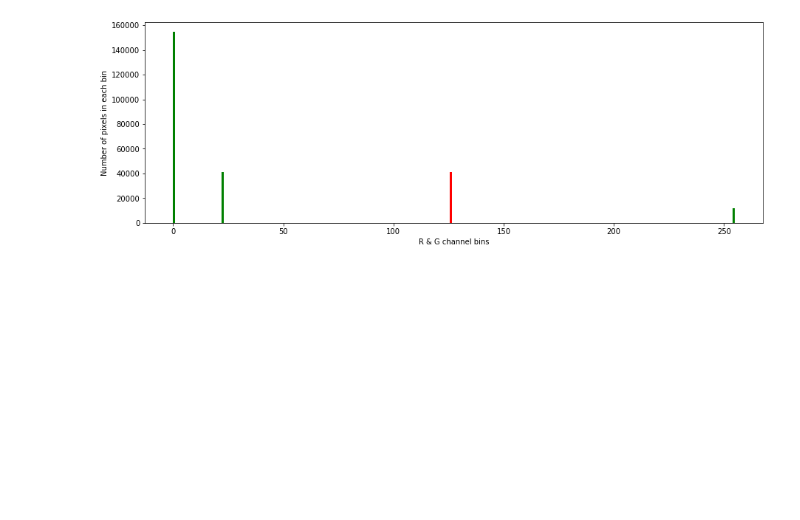
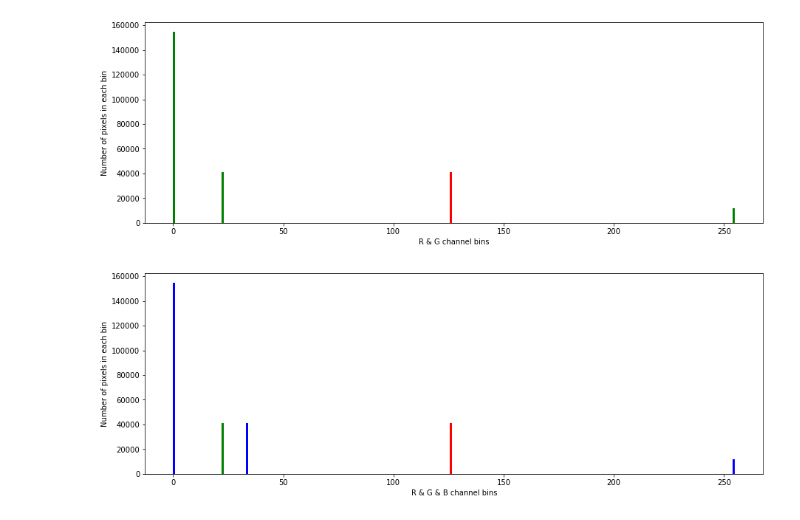
Before and after one commit to UIUC-iSchool-DataViz/is445_spring2022, a Jupyter notebook: _site/week02/inClass_week02.ipynb, the cells around one changed output. Saved outputs shown, nothing was run; the diff lists cells and outputs as text; code cells hidden in the pictures; blank space fills up the shorter version.

```diff
--- a/_site/week02/inClass_week02.ipynb
+++ b/_site/week02/inClass_week02.ipynb
@@ -231,3 +231,15 @@ ax.set_ylabel('Number of pixels in each bin')
 plt.show()
 # %% [output]
 [figure]
+# %%
+fig, ax = plt.subplots(figsize=(15,5))
+
+ax.hist(im_data[:,:,0].flatten(), bins=256, color='red') # all columns, all rows, 0th or first channel = Red channel
+ax.hist(im_data[:,:,1].flatten(), bins=256, color='green') # Green Channel
+ax.hist(im_data[:,:,2].flatten(), bins=256, color='blue') # Blue Channel
+ax.set_xlabel('R & G & B channel bins')
+ax.set_ylabel('Number of pixels in each bin')
+
+plt.show()
+# %% [output]
+[figure, added]
```
Also changed, not shown: parts of 3 cells of this notebook.
